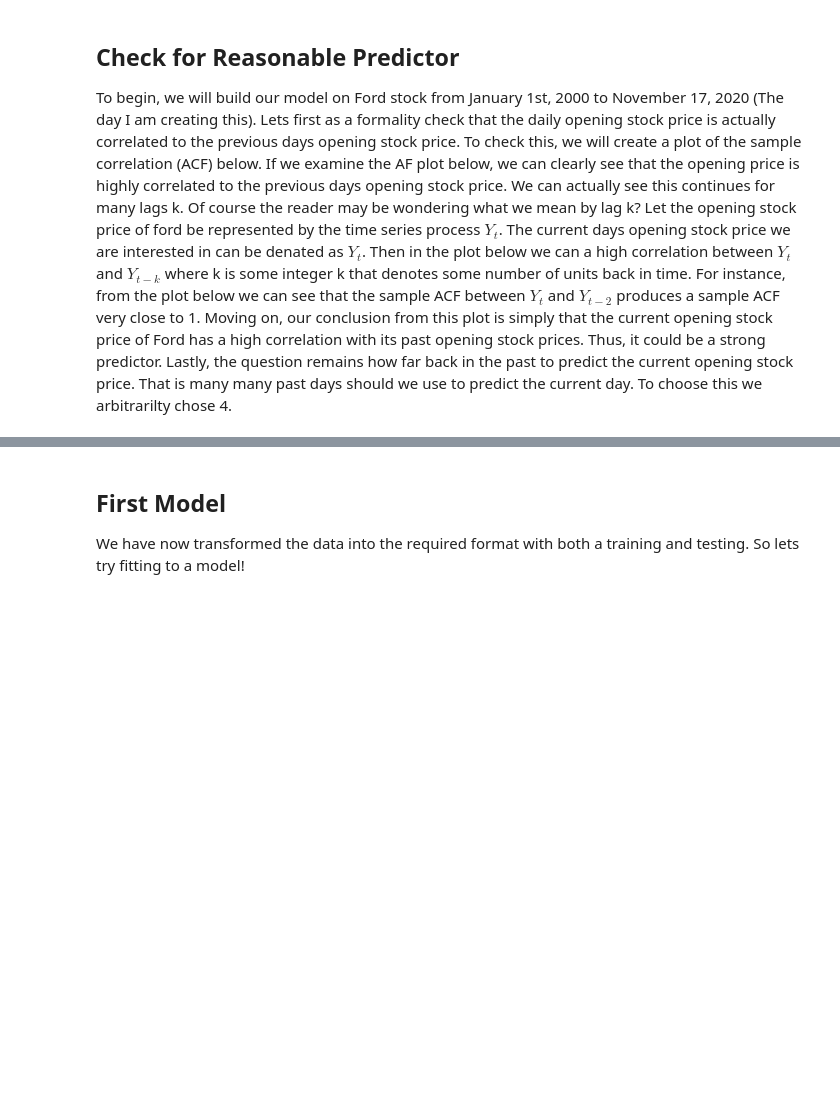
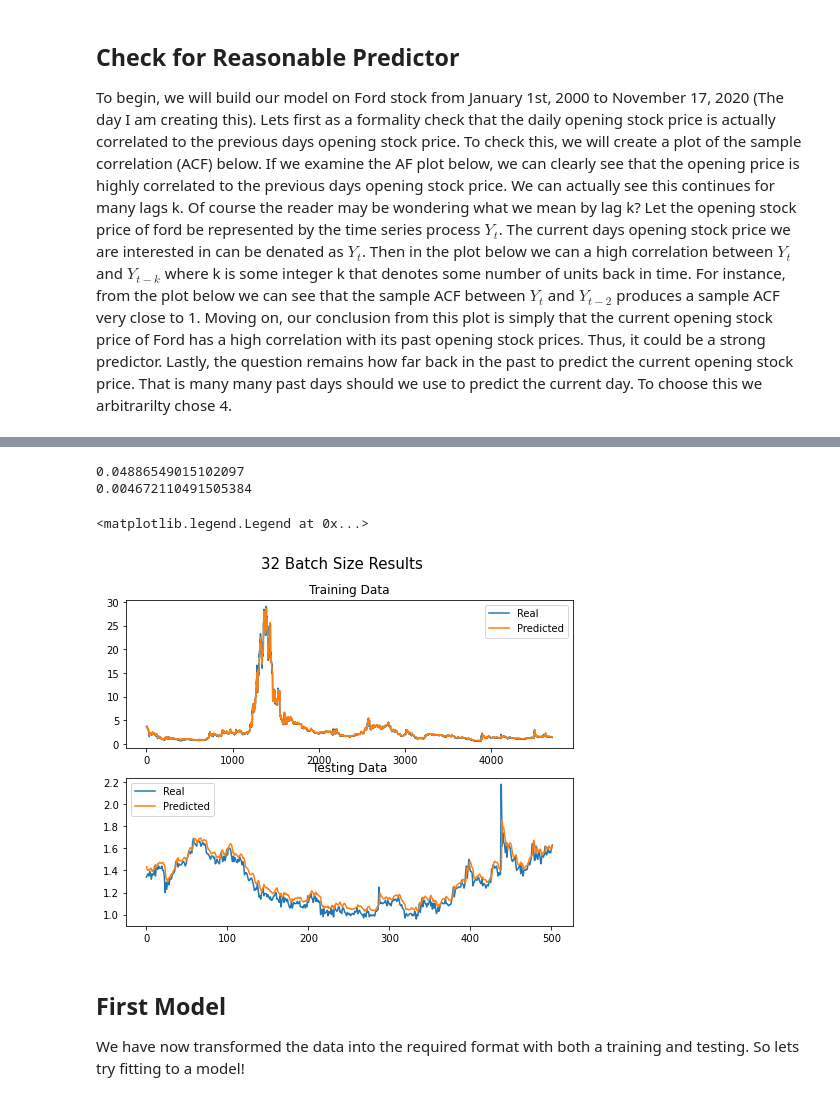
Before and after one commit to avickars/Deep-Learning-Stock-Trading-Model, a Jupyter notebook: neauralNetwork.ipynb, the cells around one changed output, grey strips where cells are left out. Drawn from its saved outputs; the diff is of its cells as text; code cells hidden in the pictures; blank space fills up the shorter version.

```diff
--- a/neauralNetwork.ipynb
+++ b/neauralNetwork.ipynb
@@ -102,3 +220,31 @@ xTrain, yTrain, xTest, yTest, scaler = transform(data, LAG)
+# %%
+model = loadModel(name='fordBatchTraining32')
+# CITATION: https://riptutorial.com/matplotlib/example/11257/grid-of-subplots-using-subplot
+meanSquared, yHat, y = mse(xTrain,yTrain)
+print(meanSquared)
+fig, axes = plt.subplots(2, figsize=(8, 6))
+
+# Set the title for the figure
+fig.suptitle('32 Batch Size Results', fontsize=15)
+
+# Top Left Subplot
+axes[0].plot(y)
+axes[0].plot(yHat)
+axes[0].set_title("Training Data")
+axes[0].legend(['Real', 'Predicted'])
+
+meanSquared, yHat, y = mse(xTest,yTest)
+print(meanSquared)
+# Top Right Subplot
+axes[1].plot(y)
+axes[1].plot(yHat)
+axes[1].set_title("Testing Data")
+axes[1].legend(['Real', 'Predicted'])
+# %% [output]
+0.04886549015102097
+0.004672110491505384
+<matplotlib.legend.Legend at 0x...>
+[figure, added]
 # %% [markdown]
 ## First Model
 We have now transformed the data into the required format with both a training and testing.  So lets try fitting to a model!
```
Also changed, not shown: parts of 23 cells of this notebook, 15 other files.
